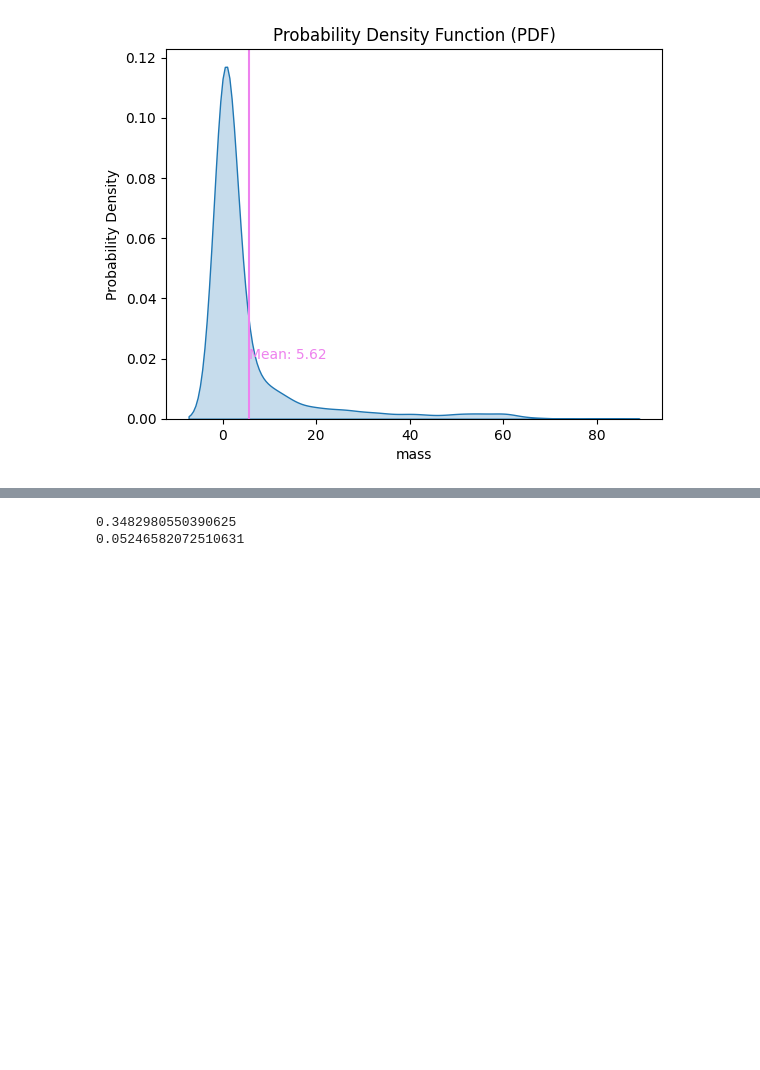
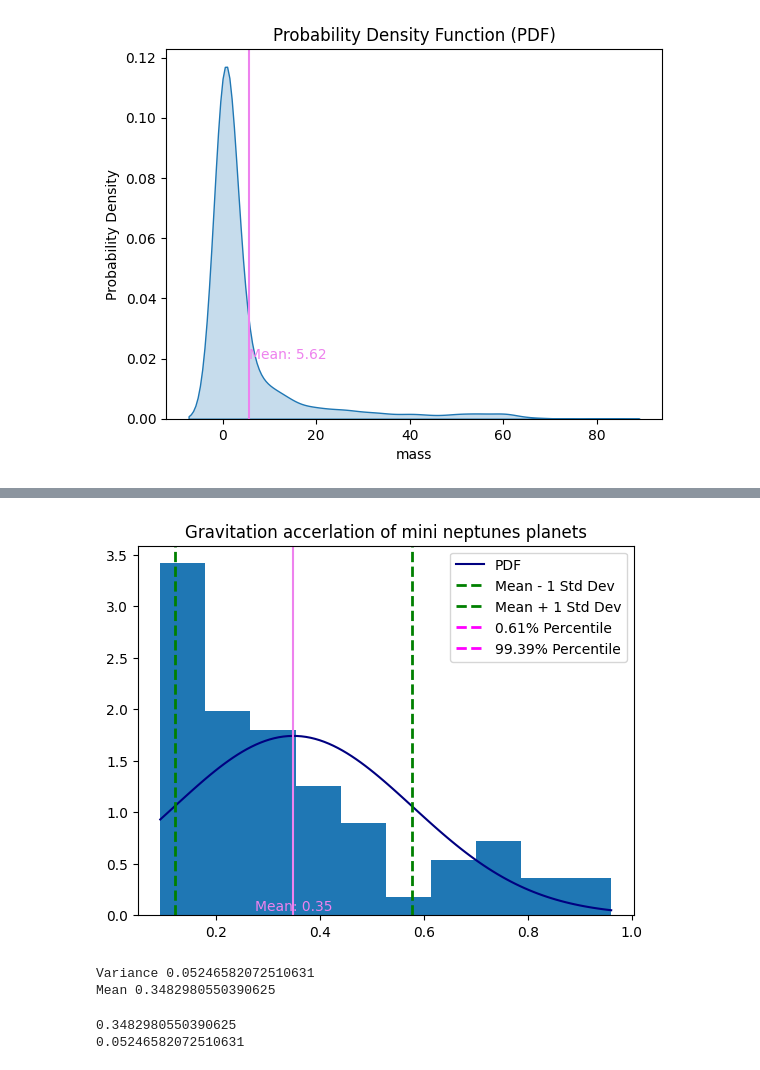
Before and after one commit to samkampitsch/data-and-statistics, a Jupyter notebook: Exoplanets.ipynb, the cells around one changed output, grey strips where cells are left out. Cells and saved outputs as stored; diff of their text form; code cells hidden in the pictures; blank space fills up the shorter version.

```diff
--- a/Exoplanets.ipynb
+++ b/Exoplanets.ipynb
@@ -502,3 +506,52 @@ plt.show()
+# %%
+from matplotlib.pylab import norm
+from scipy.stats import norm
+
+
+# Create a mask to filter out gas planets
+mask = (mass > 0.3)*(radius > 0.15)
+mask_1 = (mass < 1)*(radius < 1)
+
+filtered_mass_g = mass[mask]
+filtered_radius_g = radius[mask]
+filtered_mass_g1 = mass[mask_1]
+filtered_radius_g1 = radius[mask_1]
+
+ga_1 = (filtered_mass_g * filtered_mass_g1 / filtered_radius_g * filtered_radius_g1)
+
+ga_1_histo = plt.hist(ga_1, bins=10, density = True)
+
+
+xmin, xmax = ga_1.min(), ga_1.max()
+x_range = np.linspace(xmin, xmax, 100)
+pdf_ga_1 = norm.pdf(x_range, np.mean(ga_1), np.std(ga_1))
+plt.plot(x_range, pdf_ga_1, 'navy', label='PDF')
+
+
+mean_ga_1 = np.mean(ga_1)
+variance_ga_1 = np.var(ga_1)
+
+plt.axvline(mean_ga_1, color='violet')
+plt.text(mean_ga_1, 0.02, f'Mean: {mean_ga_1:.2f}', color="violet", va='bottom', ha='center')
+
+plt.axvline(np.mean(ga_1) - np.std(ga_1), color='green', linestyle='dashed', linewidth=2, label='Mean - 1 Std Dev')
+plt.axvline(np.mean(ga_1) + np.std(ga_1), color='green', linestyle='dashed', linewidth=2, label='Mean + 1 Std Dev')
+
+percentile_1 = np.percentile(ga_1, 0.61)
+percentile_2 = np.percentile(ga_1, 99.39)
+plt.axvline(percentile_1, color='magenta', linestyle='dashed', linewidth=2, label='0.61% Percentile')
+plt.axvline(percentile_2, color='magenta', linestyle='dashed', linewidth=2, label='99.39% Percentile')
+
+plt.title("Gravitation accerlation of mini neptunes planets")
+plt.legend()
+plt.show(ga_1_histo)
+
+print("Variance", variance_ga_1)
+print("Mean", mean_ga_1)
+# %% [output]
+[figure, added]
+Variance 0.05246582072510631
+Mean 0.3482980550390625
 # %%
 mask = (mass > 0.3)*(radius > 0.15)
 mask_1 = (mass < 1)*(radius < 1)
```
Also changed, not shown: parts of 8 cells of this notebook.
